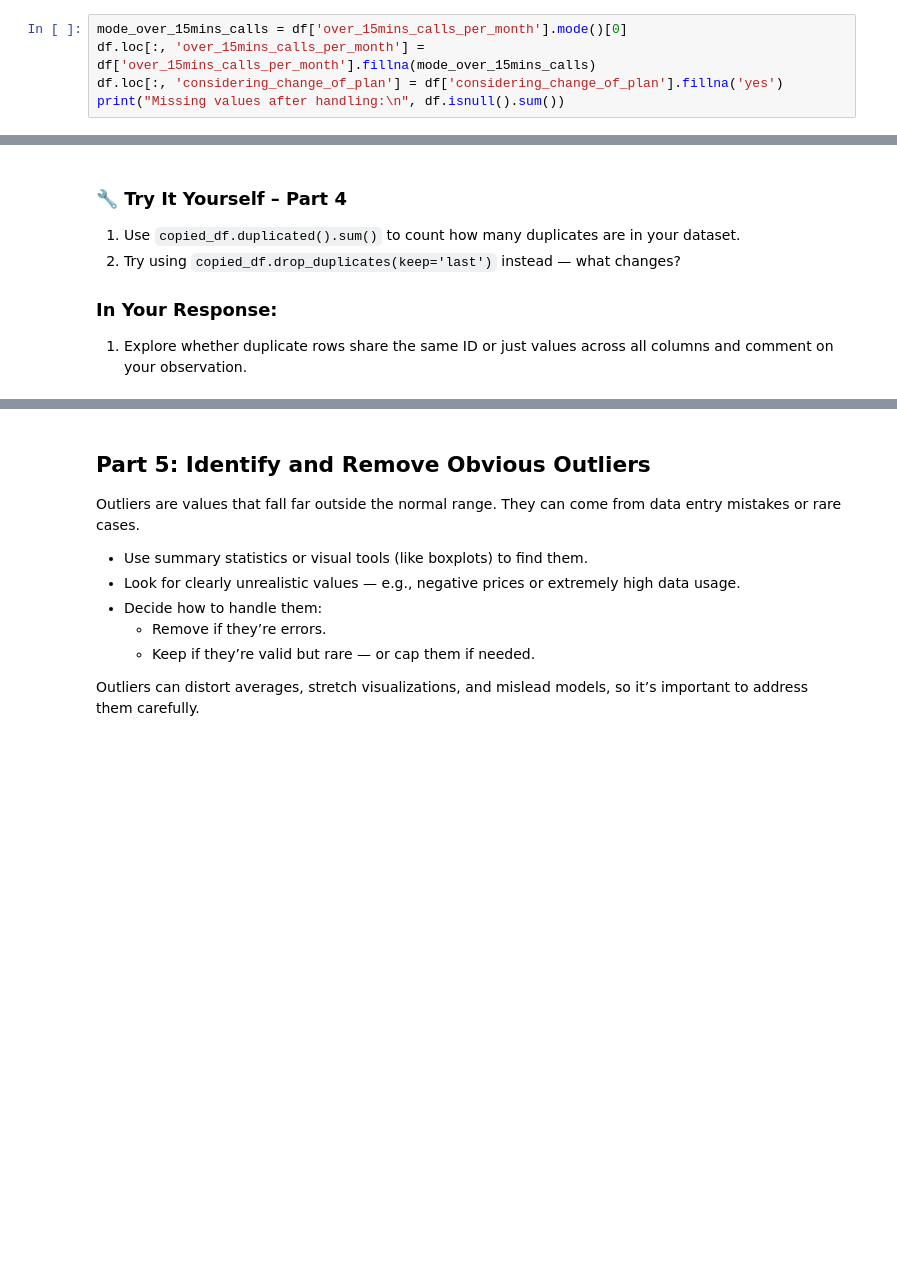
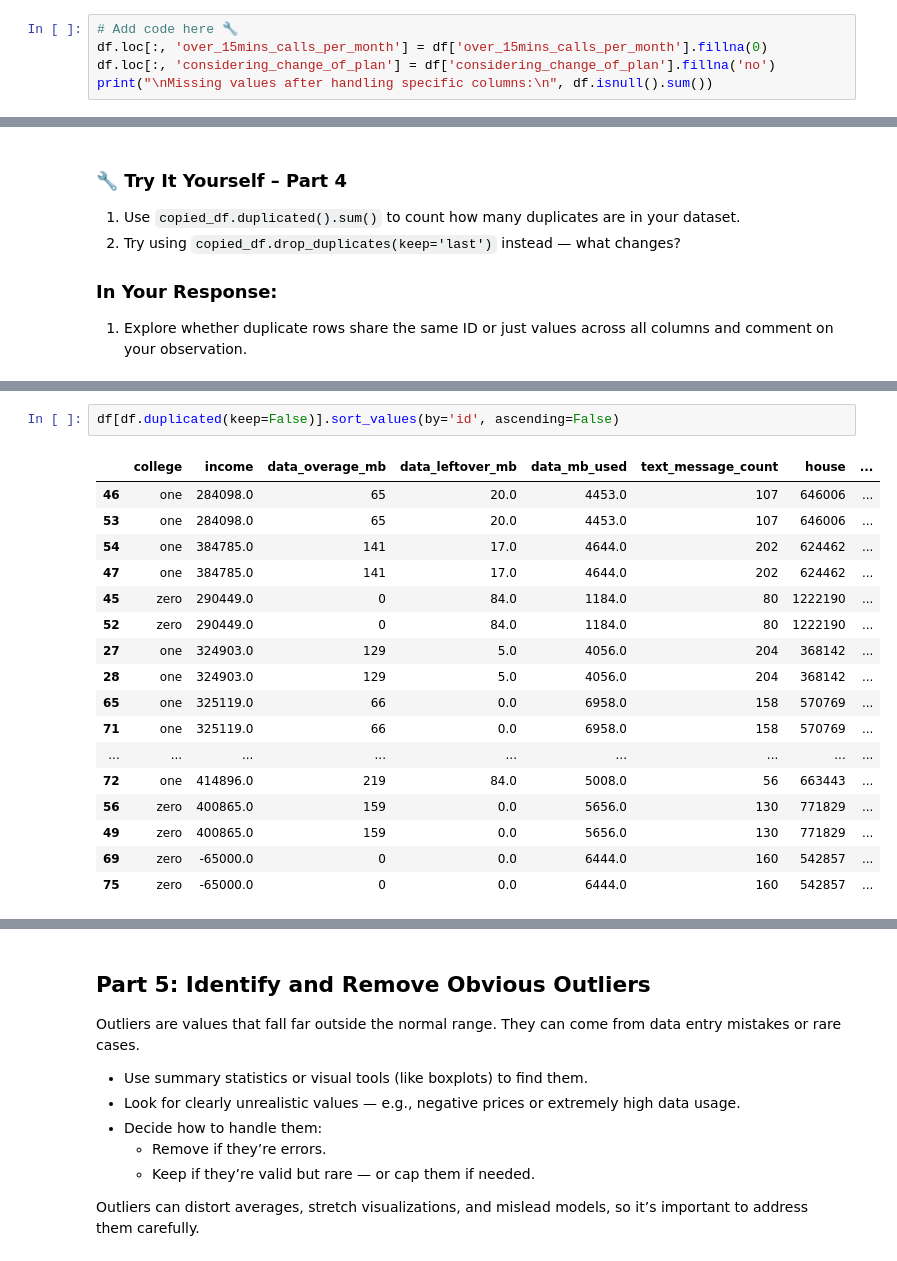
Before and after one commit to efugal18-afk/IS-4487, a Jupyter notebook: Labs/lab_06_data_cleaning.ipynb, the cells around one changed output, grey strips where cells are left out. Drawn from its saved outputs; the diff is of its cells as text; blank space fills up the shorter version.

```diff
--- a/Labs/lab_06_data_cleaning.ipynb
+++ b/Labs/lab_06_data_cleaning.ipynb
@@ -335,8 +318,8 @@ Decide how to handle them based on what makes the most sense:
 1. Write and execute code to handle the missing values in the remaining two columns.
 2. Use `df.isnull().sum()` to confirm all missing values are handled.
 # %%
-mode_over_15mins_calls = df['over_15mins_calls_per_month'].mode()[0]
-df.loc[:, 'over_15mins_calls_per_month'] = df['over_15mins_calls_per_month'].fillna(mode_over_15mins_calls)
-df.loc[:, 'considering_change_of_plan'] = df['considering_change_of_plan'].fillna('yes')
-print("Missing values after handling:\n", df.isnull().sum())
+# Add code here 🔧
+df.loc[:, 'over_15mins_calls_per_month'] = df['over_15mins_calls_per_month'].fillna(0)
+df.loc[:, 'considering_change_of_plan'] = df['considering_change_of_plan'].fillna('no')
+print("\nMissing values after handling specific columns:\n", df.isnull().sum())
 # %% [output]
@@ -396 +397,21 @@ print(copied_df.duplicated().sum())
+# %%
+df[df.duplicated(keep=False)].sort_values(by='id', ascending=False)
+# %% [output]
+|  | college | income | data_overage_mb | data_leftover_mb | data_mb_used | text_message_count | house | ... |
+| 46 | one | 284098.0 | 65 | 20.0 | 4453.0 | 107 | 646006 | ... |
+| 53 | one | 284098.0 | 65 | 20.0 | 4453.0 | 107 | 646006 | ... |
+| 54 | one | 384785.0 | 141 | 17.0 | 4644.0 | 202 | 624462 | ... |
+| 47 | one | 384785.0 | 141 | 17.0 | 4644.0 | 202 | 624462 | ... |
+| 45 | zero | 290449.0 | 0 | 84.0 | 1184.0 | 80 | 1222190 | ... |
+| 52 | zero | 290449.0 | 0 | 84.0 | 1184.0 | 80 | 1222190 | ... |
+| 27 | one | 324903.0 | 129 | 5.0 | 4056.0 | 204 | 368142 | ... |
+| 28 | one | 324903.0 | 129 | 5.0 | 4056.0 | 204 | 368142 | ... |
+| 65 | one | 325119.0 | 66 | 0.0 | 6958.0 | 158 | 570769 | ... |
+| 71 | one | 325119.0 | 66 | 0.0 | 6958.0 | 158 | 570769 | ... |
+| ... | ... | ... | ... | ... | ... | ... | ... | ... |
+| 72 | one | 414896.0 | 219 | 84.0 | 5008.0 | 56 | 663443 | ... |
+| 56 | zero | 400865.0 | 159 | 0.0 | 5656.0 | 130 | 771829 | ... |
+| 49 | zero | 400865.0 | 159 | 0.0 | 5656.0 | 130 | 771829 | ... |
+| 69 | zero | -65000.0 | 0 | 0.0 | 6444.0 | 160 | 542857 | ... |
+| 75 | zero | -65000.0 | 0 | 0.0 | 6444.0 | 160 | 542857 | ... |
 # %%
```
Also changed, not shown: parts of 21 cells of this notebook.
